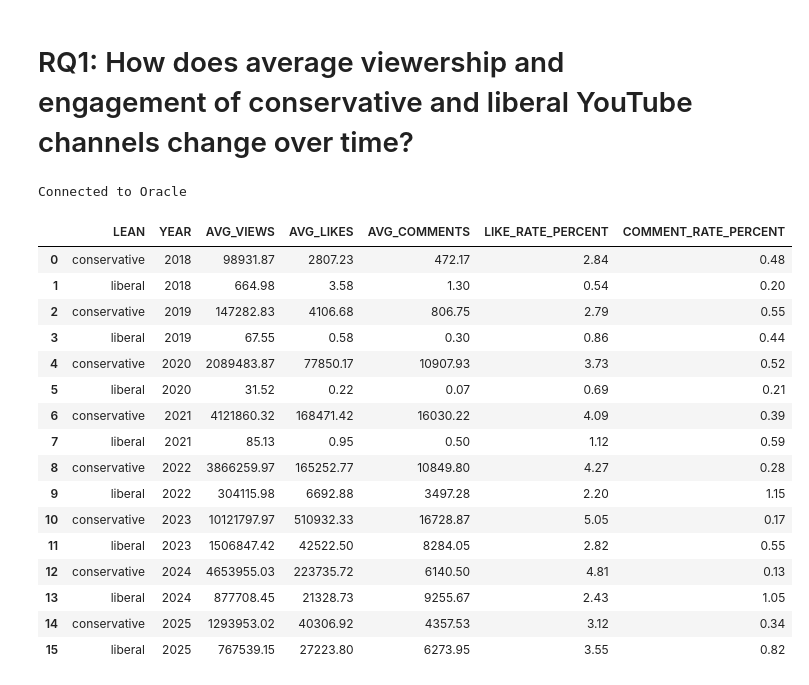
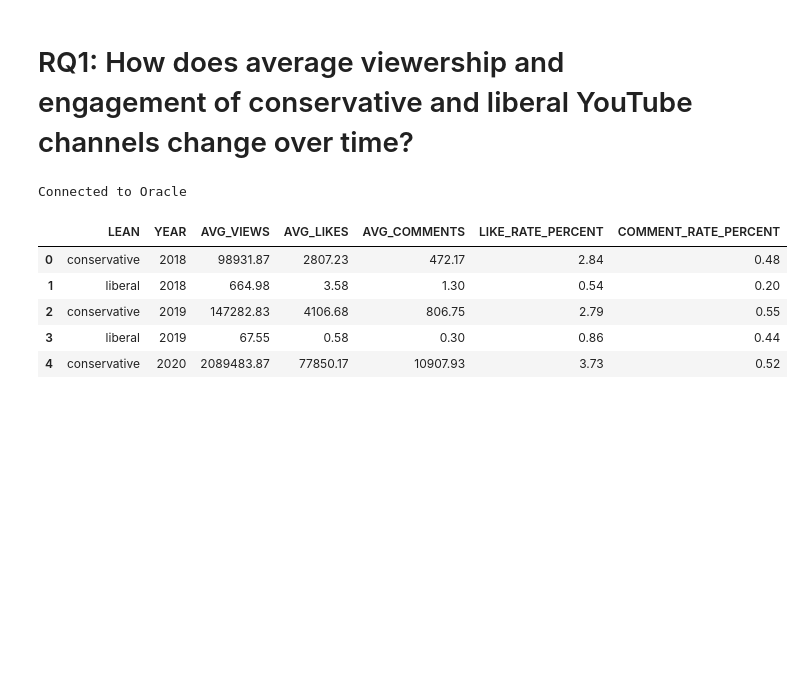
Before and after one commit to calvingdu/cpsc368, a Jupyter notebook: sql/research_questions.ipynb, the cells around one changed output. Cells and saved outputs as stored; diff of their text form; code cells hidden in the pictures; blank space fills up the shorter version.

```diff
--- a/sql/research_questions.ipynb
+++ b/sql/research_questions.ipynb
@@ -20,45 +20,34 @@ def create_cursor():
 # %%
 connection, cursor = create_cursor()
 
 rq1_query = """
 SELECT
 lean,
 year,
 ROUND(AVG(view_count), 2) AS avg_views,
 ROUND(AVG(like_count), 2) AS avg_likes,
 ROUND(AVG(comment_count), 2) AS avg_comments,
 ROUND(AVG(like_count) / AVG(view_count) * 100, 2) AS like_rate_percent,
 ROUND(AVG(comment_count) / AVG(view_count) * 100, 2) AS comment_rate_percent
 FROM youtube_videos
 GROUP BY lean, year
 ORDER BY year, lean
 """
 cursor.execute(rq1_query)
 results = cursor.fetchall()
 rq1_df = pd.DataFrame(results, columns=[d[0] for d in cursor.description])
-display(rq1_df)
+display(rq1_df.head())
 
 cursor.close()
 connection.close()
 # %% [output]
 Connected to Oracle
 |  | LEAN | YEAR | AVG_VIEWS | AVG_LIKES | AVG_COMMENTS | LIKE_RATE_PERCENT | COMMENT_RATE_PERCENT |
 | 0 | conservative | 2018 | 98931.87 | 2807.23 | 472.17 | 2.84 | 0.48 |
 | 1 | liberal | 2018 | 664.98 | 3.58 | 1.30 | 0.54 | 0.20 |
 | 2 | conservative | 2019 | 147282.83 | 4106.68 | 806.75 | 2.79 | 0.55 |
 | 3 | liberal | 2019 | 67.55 | 0.58 | 0.30 | 0.86 | 0.44 |
 | 4 | conservative | 2020 | 2089483.87 | 77850.17 | 10907.93 | 3.73 | 0.52 |
-| 5 | liberal | 2020 | 31.52 | 0.22 | 0.07 | 0.69 | 0.21 |
-| 6 | conservative | 2021 | 4121860.32 | 168471.42 | 16030.22 | 4.09 | 0.39 |
-| 7 | liberal | 2021 | 85.13 | 0.95 | 0.50 | 1.12 | 0.59 |
-| 8 | conservative | 2022 | 3866259.97 | 165252.77 | 10849.80 | 4.27 | 0.28 |
-| 9 | liberal | 2022 | 304115.98 | 6692.88 | 3497.28 | 2.20 | 1.15 |
-| 10 | conservative | 2023 | 10121797.97 | 510932.33 | 16728.87 | 5.05 | 0.17 |
-| 11 | liberal | 2023 | 1506847.42 | 42522.50 | 8284.05 | 2.82 | 0.55 |
-| 12 | conservative | 2024 | 4653955.03 | 223735.72 | 6140.50 | 4.81 | 0.13 |
-| 13 | liberal | 2024 | 877708.45 | 21328.73 | 9255.67 | 2.43 | 1.05 |
-| 14 | conservative | 2025 | 1293953.02 | 40306.92 | 4357.53 | 3.12 | 0.34 |
-| 15 | liberal | 2025 | 767539.15 | 27223.80 | 6273.95 | 3.55 | 0.82 |
 # %%
 import matplotlib.pyplot as plt
 
```
Also changed, not shown: parts of 7 cells of this notebook, 3 other files.
